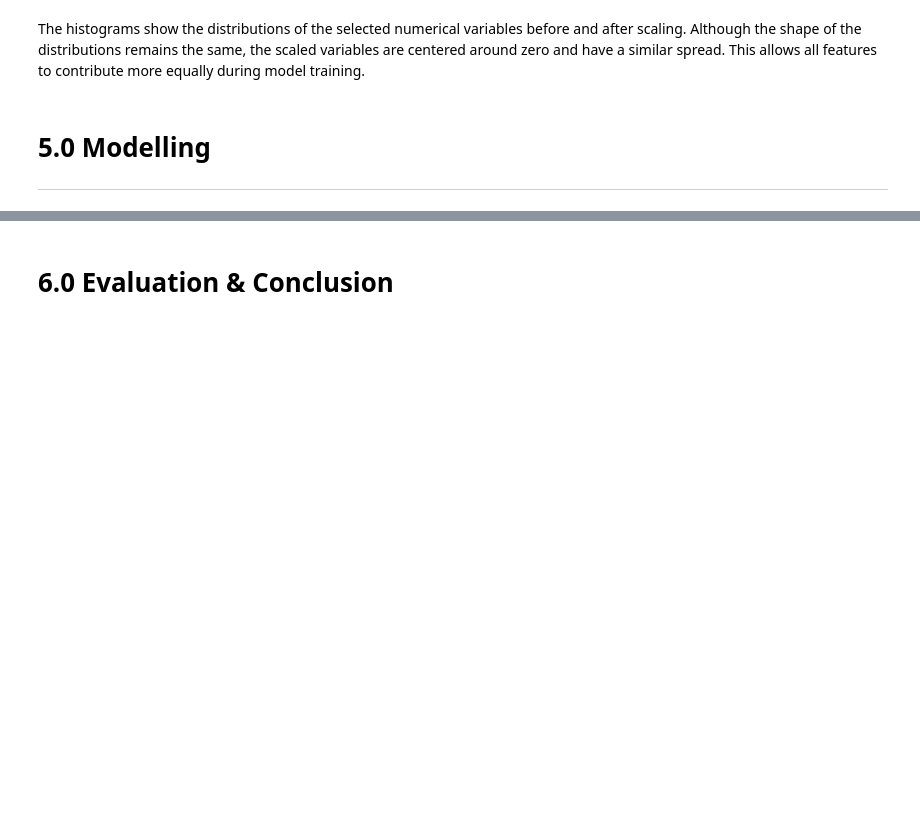
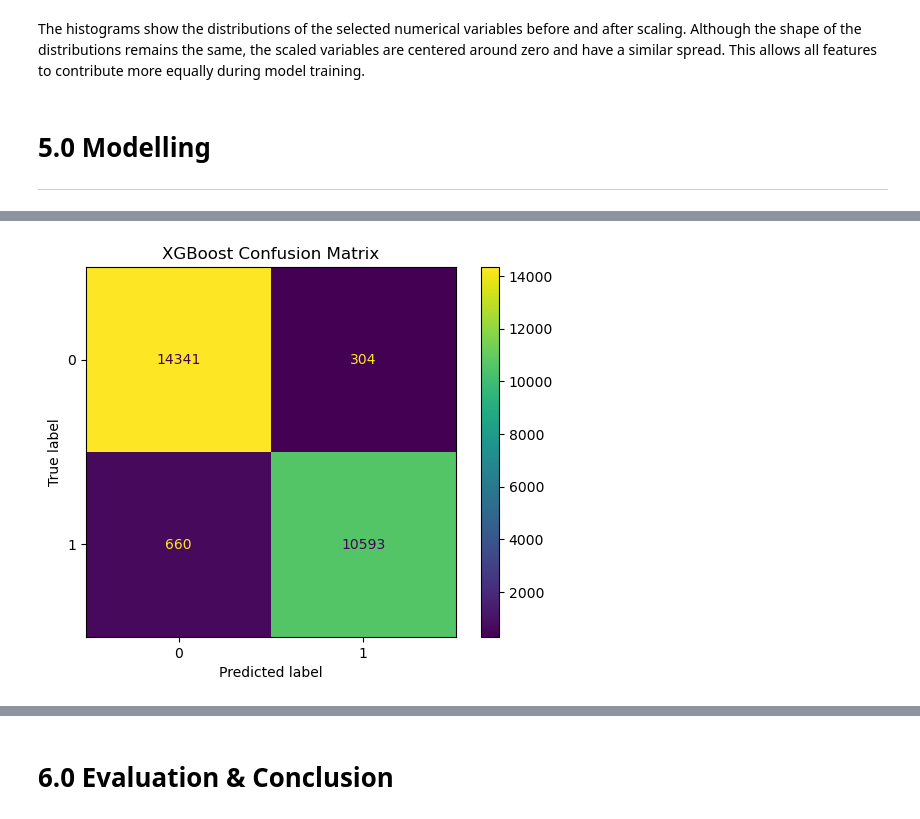
Before and after one commit to JuneHenia/Airline-Satisfaction-Prediction, a Jupyter notebook: Final project ML.ipynb, the cells around one changed output, grey strips where cells are left out. Saved outputs shown, nothing was run; the diff lists cells and outputs as text; code cells hidden in the pictures; blank space fills up the shorter version.

```diff
--- a/Final project ML.ipynb
+++ b/Final project ML.ipynb
@@ -703,0 +835,4 @@ The histograms show the distributions of the selected numerical variables before
+# %%
+# Instantiate and train model
+xgb = XGBClassifier(random_state = 42)
+xgb.fit(X_train_scaled_full, y_train)
@@ -703,0 +851,8 @@ The histograms show the distributions of the selected numerical variables before
+# %%
+# Predictions
+y_pred_xgb = xgb.predict(X_test_scaled_full)
+
+# Evaluation
+print("Auraly XGBoost Classifier Performance:\n")
+print(classification_report(y_test, y_pred_xgb))
+print("Accuracy:", accuracy_score(y_test, y_pred_xgb))
@@ -703,0 +872,6 @@ The histograms show the distributions of the selected numerical variables before
+# %%
+ConfusionMatrixDisplay.from_predictions(y_test, y_pred_xgb)
+plt.title("XGBoost Confusion Matrix")
+plt.show()
+# %% [output]
+[figure, added]
```
Also changed, not shown: parts of 23 cells of this notebook.
